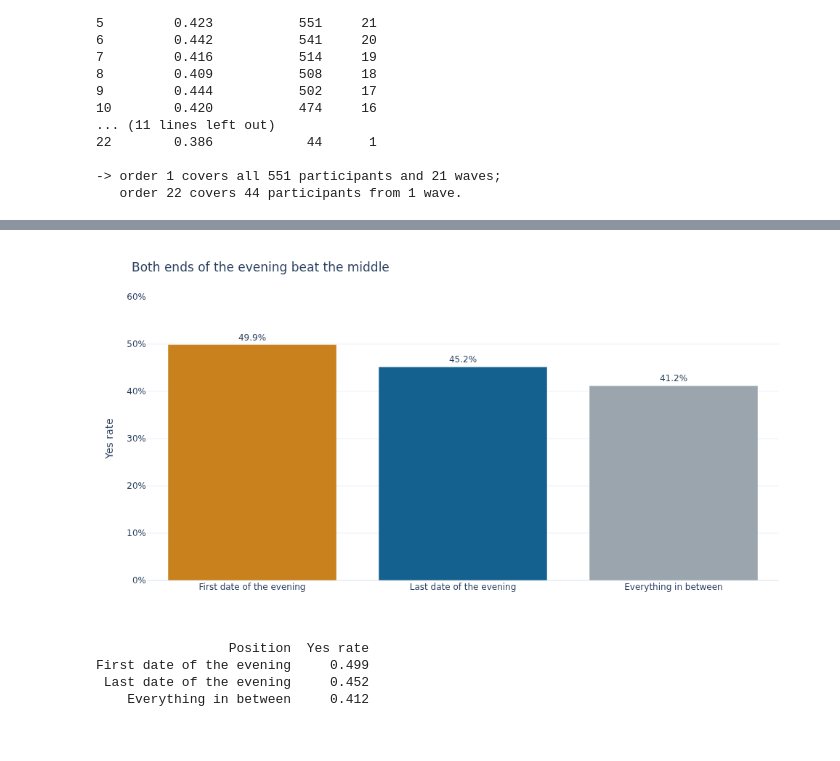
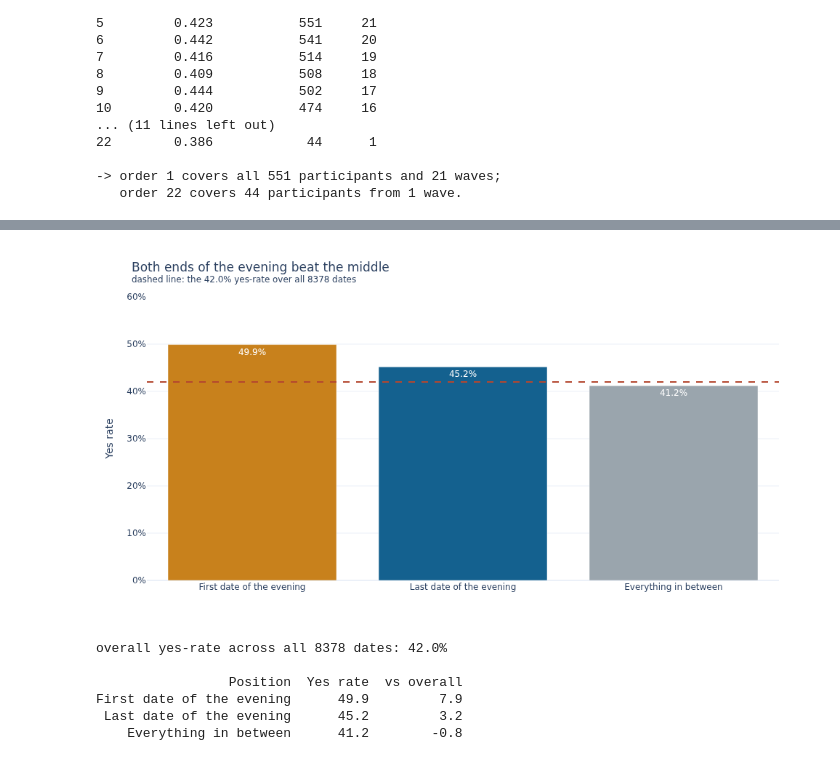
Before and after one commit to paezxavi/jedha_tinder_project, a Jupyter notebook: tinder_project.ipynb, the cells around one changed output, grey strips where cells are left out. Drawn from its saved outputs; the diff is of its cells as text; code cells hidden in the pictures.

```diff
--- a/tinder_project.ipynb
+++ b/tinder_project.ipynb
@@ -948,29 +1174,45 @@ show(fig, '4_5_relative_position')
 # %%
 # The one comparison the wave-length problem does not affect: first against last, computed
 # within each participant. Both dates belong to the same person and the same evening.
 by_person = timed.sort_values(['iid', 'order']).groupby('iid')['dec']
+
+# These three numbers are three independent rates -- "out of the dates in this position, what
+# share got a yes" -- so they have no reason to add up to anything. Read on their own they mean
+# little; what makes them readable is the overall yes-rate they are compared against.
+overall = timed['dec'].mean()
+
 first_last = pd.DataFrame({
     'Position': ['First date of the evening', 'Last date of the evening', 'Everything in between'],
     'Yes rate': [by_person.first().mean(),
                  by_person.last().mean(),
                  timed[(timed['order'] > 1) & (timed['order'] < timed['round'])]['dec'].mean()],
 })
+first_last['vs overall'] = first_last['Yes rate'] - overall
 
 fig = px.bar(first_last, x='Position', y='Yes rate', color='Position', text='Yes rate',
              color_discrete_sequence=['#C8811C', '#14618F', '#9AA5AD'],
-             title='Both ends of the evening beat the middle')
-fig.update_traces(texttemplate='%{text:.1%}', textposition='outside')
+             title='Both ends of the evening beat the middle'
+                   f'<br><sup>dashed line: the {overall:.1%} yes-rate over all '
+                   f'{len(timed)} dates</sup>')
+fig.update_traces(texttemplate='%{text:.1%}', textposition='inside',
+                  insidetextanchor='end', textfont_color='white')
 fig.update_yaxes(tickformat='.0%', range=[0, 0.6])
+fig.add_hline(y=overall, line_dash='dash', line_color='#B4472F', line_width=2)
 fig.update_layout(showlegend=False, xaxis_title='')
 show(fig, '4_5_first_vs_last')
 
-print(first_last.round(3).to_string(index=False))
+print(f'overall yes-rate across all {len(timed)} dates: {overall:.1%}\n')
+print(first_last.assign(**{'Yes rate': lambda d: (d['Yes rate'] * 100).round(1),
+                           'vs overall': lambda d: (d['vs overall'] * 100).round(1)})
+      .to_string(index=False))
 # %% [output]
-[figure, old version]
+[figure, new version]
-                 Position  Yes rate
-First date of the evening     0.499
- Last date of the evening     0.452
-    Everything in between     0.412
+overall yes-rate across all 8378 dates: 42.0%
+
+                 Position  Yes rate  vs overall
+First date of the evening      49.9         7.9
+ Last date of the evening      45.2         3.2
+    Everything in between      41.2        -0.8
 # %% [markdown]
 **Corrected, the fatigue curve disappears.** On relative position the yes-rate goes 44.0%, 41.7%,
 43.0%, 40.0%, 41.5% — a four-point spread with no trend. People are not gradually worn down by the
```
Also changed, not shown: parts of 24 cells of this notebook, 6 other files.
